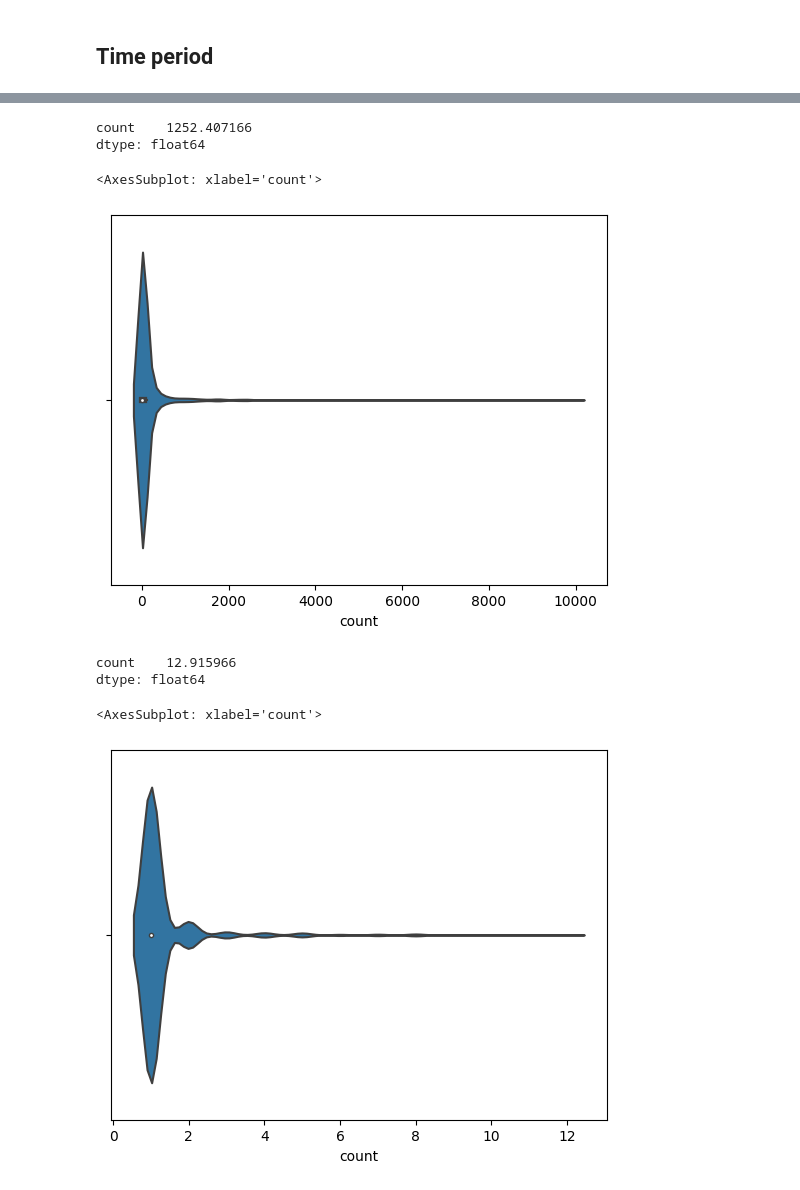
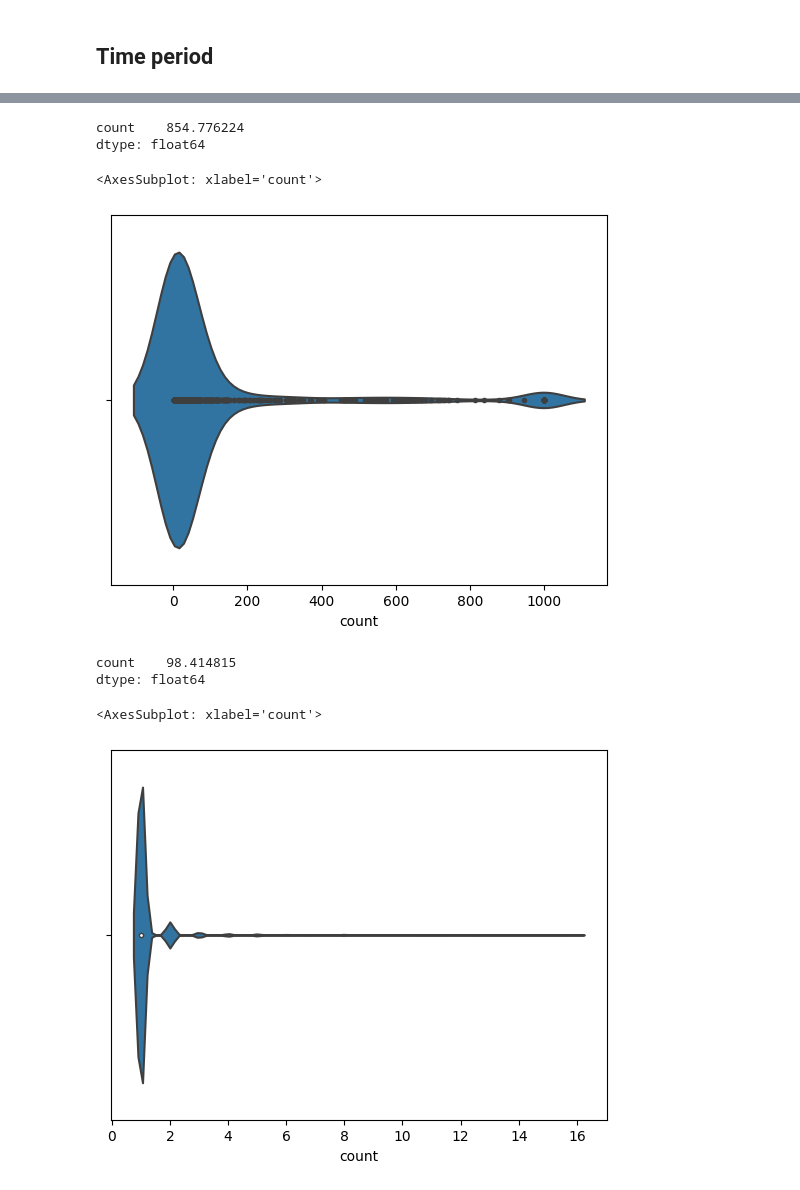
Before and after one commit to TeMU-BSC/iberifier, a Jupyter notebook: analysis/time_descriptive.ipynb, the cells around one changed output, grey strips where cells are left out. Cells and saved outputs as stored; diff of their text form; code cells hidden in the pictures.

```diff
--- a/analysis/time_descriptive.ipynb
+++ b/analysis/time_descriptive.ipynb
@@ -21,11 +21,13 @@ df_mynews['date'] = df_mynews['date'].astype('datetime64[ns]')
 ## Time period
 # %%
 # Getting only from the day we changed the algo
-date_change = datetime.datetime.strptime("2022-22-12", '%Y-%d-%m')
-df_mynews = df_mynews[df_mynews['date'] >= date_change]
-df_google = df_google[df_google['date'] >= date_change]
-df_tweets = df_tweets[df_tweets['date'] >= date_change]
-df_maldita = df_maldita[df_maldita['date'] >= date_change]
+from_date = datetime.datetime.strptime("2023-05-03", '%Y-%d-%m')
+to_date = datetime.datetime.strptime("2023-05-04", '%Y-%d-%m')
+# %%
+df_mynews = df_mynews[(df_mynews['date'] >= from_date) & (df_mynews['date'] <= to_date)]
+df_google = df_google[(df_google['date'] >= from_date) & (df_google['date'] <= to_date)]
+df_tweets = df_tweets[(df_tweets['date'] >= from_date) & (df_tweets['date'] <= to_date)]
+df_maldita = df_maldita[(df_maldita['date'] >= from_date) & (df_maldita['date'] <= to_date)]
 # %%
 print(f" First day for Maldita: {min(df_maldita['date'])}")
 print(f" Last day for Maldita: {max(df_maldita['date'])}")
@@ -63,23 +81,23 @@ print(f" Lenght period for MyNews: {max(df_mynews['date']) - min(df_mynews['date
 # %%
-df_tweets[df_tweets['date'] >= date_change].groupby('fact_id').sum('count').mean()
+df_tweets.groupby('fact_id').sum('count').mean()
 # %% [output]
-count    1252.407166
+count    854.776224
 dtype: float64
 # %%
-sns.violinplot(x=df_tweets['count'])
+sns.violinplot(x=df_tweets['count'],  inner = "point")
 # %% [output]
 <AxesSubplot: xlabel='count'>
-[figure, old version]
+[figure, new version]
 # %%
-df_mynews[df_mynews['date'] >= date_change].groupby('fact_id').sum('count').mean()
+df_mynews.groupby('fact_id').sum('count').mean()
 # %% [output]
-count    12.915966
+count    98.414815
 dtype: float64
 # %%
 sns.violinplot(x=df_mynews['count'])
 # %% [output]
 <AxesSubplot: xlabel='count'>
-[figure, old version]
+[figure, new version]
 # %%
 maldita = df_maldita.groupby(df_maldita['date'])['count'].sum()
 google = df_google.groupby(df_google['date'])['count'].sum()
```
Also changed, not shown: parts of 13 cells of this notebook, 3 other files.
